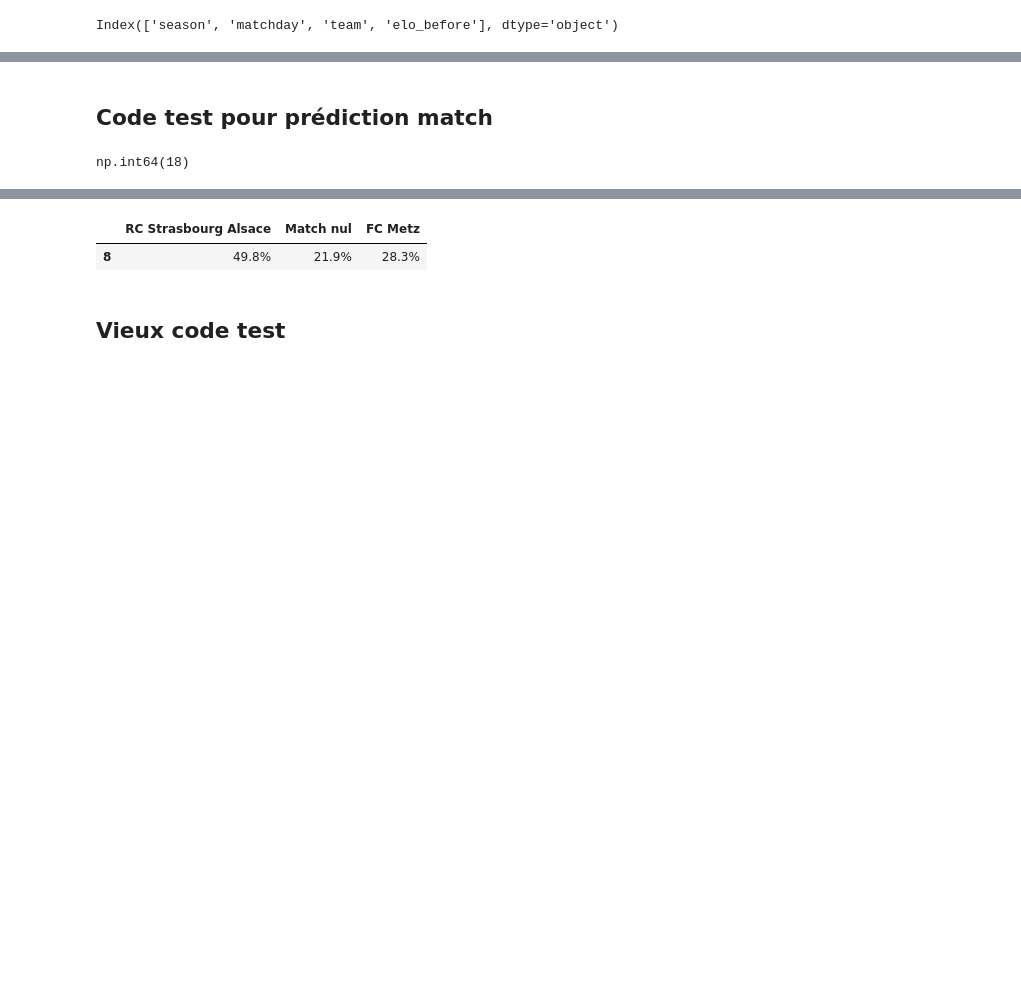
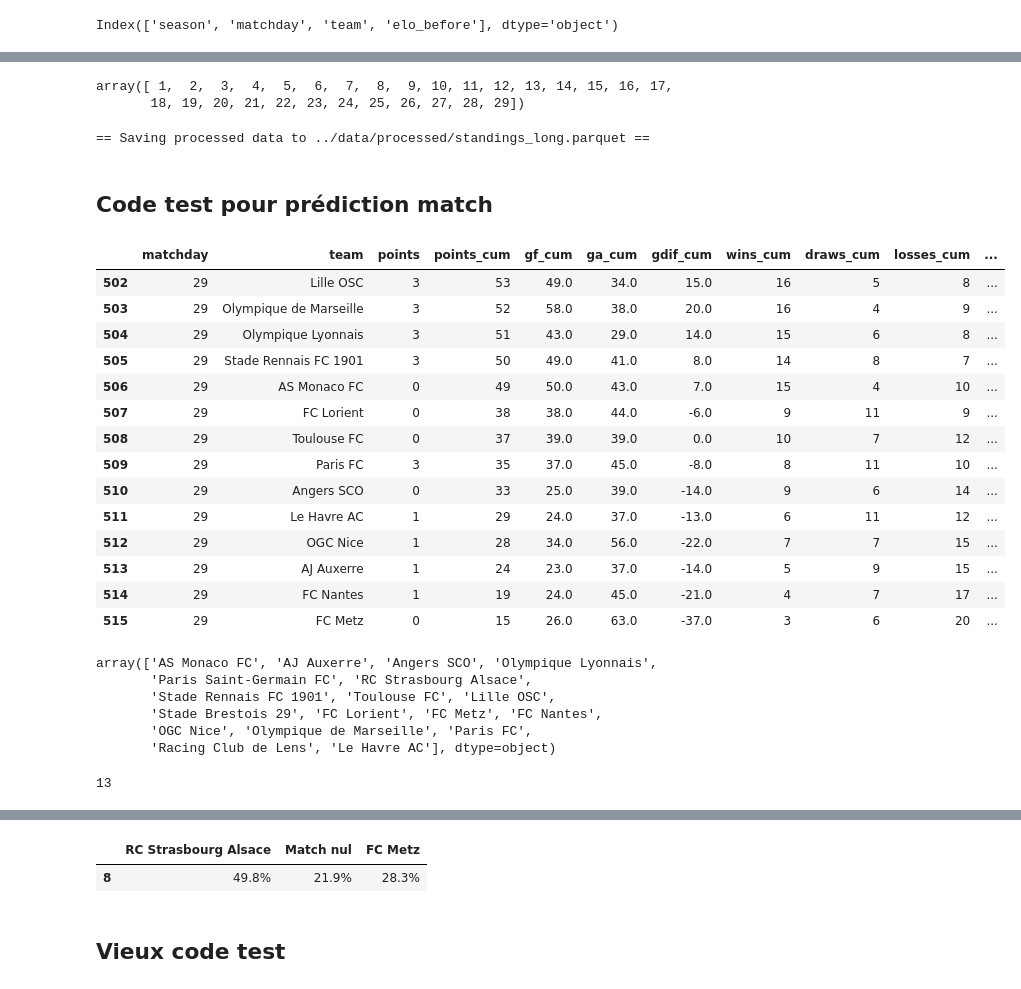
Before and after one commit to judithbreaud/ligue1_viz, a Jupyter notebook: notebooks/explore.ipynb, the cells around one changed output, grey strips where cells are left out. Saved outputs shown, nothing was run; the diff lists cells and outputs as text; code cells hidden in the pictures; blank space fills up the shorter version.

```diff
--- a/notebooks/explore.ipynb
+++ b/notebooks/explore.ipynb
@@ -25,0 +19,11 @@ Index(['season', 'matchday', 'team', 'elo_before'], dtype='object')
+# %%
+from src.etl import classement_interactif, fetch_matches
+COMPETITION_ID="FL1" #ligue 1
+SEASON_ID="2025"
+
+matches_json=fetch_matches(COMPETITION_ID,SEASON_ID)
+df = classement_interactif(matches_json)
+df.matchday.unique()
+# %% [output]
+array([ 1,  2,  3,  4,  5,  6,  7,  8,  9, 10, 11, 12, 13, 14, 15, 16, 17,
+       18, 19, 20, 21, 22, 23, 24, 25, 26, 27, 28, 29])
@@ -26,2 +91,45 @@ Index(['season', 'matchday', 'team', 'elo_before'], dtype='object')
+# %%
+import os
+
+os.makedirs("../data/processed", exist_ok=True)
+processed_path = "../data/processed/standings_long.parquet"
+
+print(f"== Saving processed data to {processed_path} ==")
+df.to_parquet(processed_path, index=False)
+# %% [output]
+== Saving processed data to ../data/processed/standings_long.parquet ==
 # %% [markdown]
 ## Code test pour prédiction match
+# %%
+df = pd.read_parquet("../data/processed/standings_long.parquet")
+# %%
+df[df.matchday==29]
+# %% [output]
+|  | matchday | team | points | points_cum | gf_cum | ga_cum | gdif_cum | wins_cum | draws_cum | losses_cum | ... |
+| 502 | 29 | Lille OSC | 3 | 53 | 49.0 | 34.0 | 15.0 | 16 | 5 | 8 | ... |
+| 503 | 29 | Olympique de Marseille | 3 | 52 | 58.0 | 38.0 | 20.0 | 16 | 4 | 9 | ... |
+| 504 | 29 | Olympique Lyonnais | 3 | 51 | 43.0 | 29.0 | 14.0 | 15 | 6 | 8 | ... |
+| 505 | 29 | Stade Rennais FC 1901 | 3 | 50 | 49.0 | 41.0 | 8.0 | 14 | 8 | 7 | ... |
+| 506 | 29 | AS Monaco FC | 0 | 49 | 50.0 | 43.0 | 7.0 | 15 | 4 | 10 | ... |
+| 507 | 29 | FC Lorient | 0 | 38 | 38.0 | 44.0 | -6.0 | 9 | 11 | 9 | ... |
+| 508 | 29 | Toulouse FC | 0 | 37 | 39.0 | 39.0 | 0.0 | 10 | 7 | 12 | ... |
+| 509 | 29 | Paris FC | 3 | 35 | 37.0 | 45.0 | -8.0 | 8 | 11 | 10 | ... |
+| 510 | 29 | Angers SCO | 0 | 33 | 25.0 | 39.0 | -14.0 | 9 | 6 | 14 | ... |
+| 511 | 29 | Le Havre AC | 1 | 29 | 24.0 | 37.0 | -13.0 | 6 | 11 | 12 | ... |
+| 512 | 29 | OGC Nice | 1 | 28 | 34.0 | 56.0 | -22.0 | 7 | 7 | 15 | ... |
+| 513 | 29 | AJ Auxerre | 1 | 24 | 23.0 | 37.0 | -14.0 | 5 | 9 | 15 | ... |
+| 514 | 29 | FC Nantes | 1 | 19 | 24.0 | 45.0 | -21.0 | 4 | 7 | 17 | ... |
+| 515 | 29 | FC Metz | 0 | 15 | 26.0 | 63.0 | -37.0 | 3 | 6 | 20 | ... |
+# %%
+df.team.unique()
+# %% [output]
+array(['AS Monaco FC', 'AJ Auxerre', 'Angers SCO', 'Olympique Lyonnais',
+       'Paris Saint-Germain FC', 'RC Strasbourg Alsace',
+       'Stade Rennais FC 1901', 'Toulouse FC', 'Lille OSC',
+       'Stade Brestois 29', 'FC Lorient', 'FC Metz', 'FC Nantes',
+       'OGC Nice', 'Olympique de Marseille', 'Paris FC',
+       'Racing Club de Lens', 'Le Havre AC'], dtype=object)
+# %%
+sorted(df["team"].unique()).index('RC Strasbourg Alsace')
+# %% [output]
+13
@@ -32,10 +179,3 @@ import joblib
 # %%
 matches_2025= load_raw_matches("../data/raw/",season_id=2025)
 df_matches_25 = pd.json_normalize(matches_2025["matches"])
-# %%
-last_finished_md = (
-    df_matches_25[df_matches_25["status"] == "FINISHED"]["matchday"].max()
-)
-last_finished_md
-# %% [output]
-np.int64(18)
```
Also changed, not shown: parts of 21 cells of this notebook, 1 other file.
